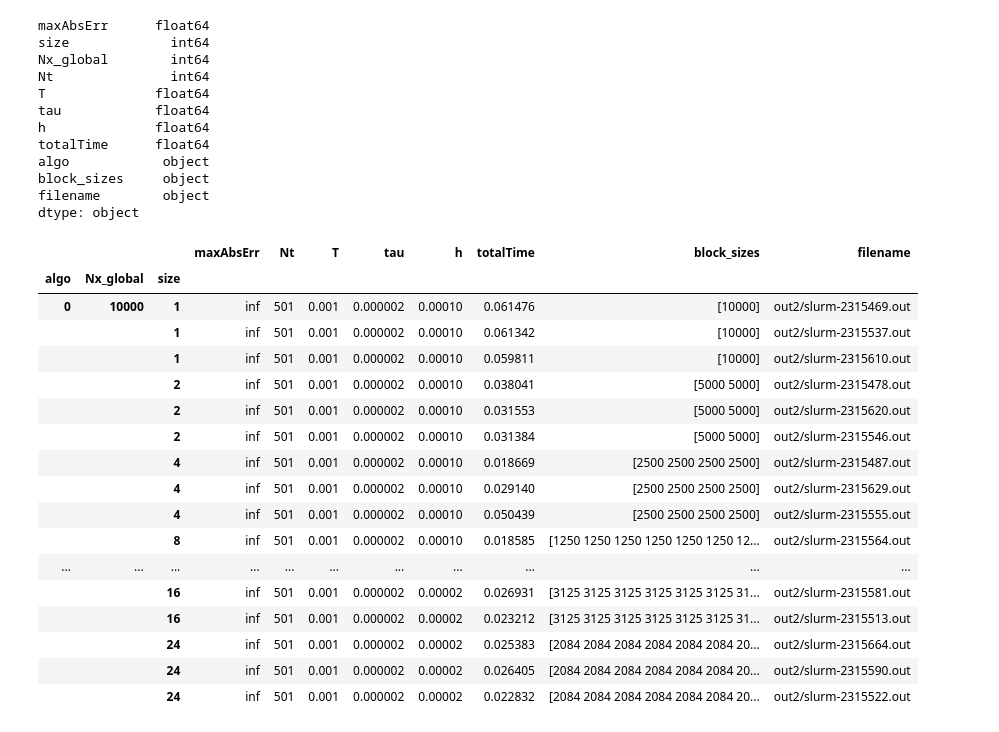
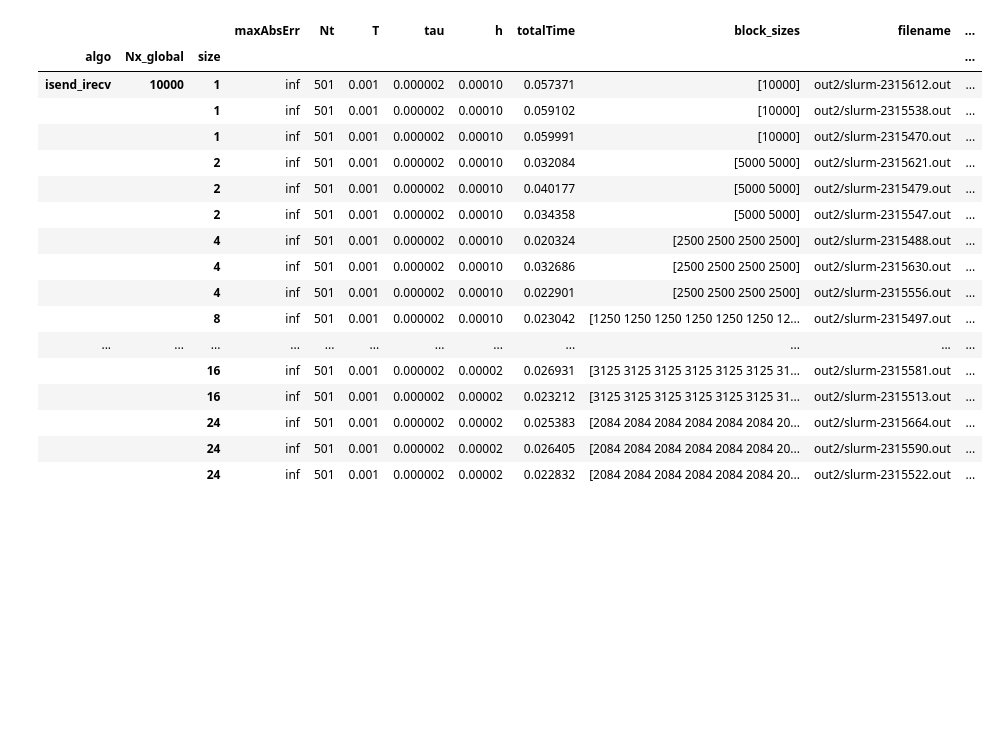
Before and after one commit to abelhse/hpc_hw3, a Jupyter notebook: task2.ipynb, the cells around one changed output. Saved outputs shown, nothing was run; the diff lists cells and outputs as text; code cells hidden in the pictures; blank space fills up the shorter version.

```diff
--- a/task2.ipynb
+++ b/task2.ipynb
@@ -35,53 +35,49 @@ import pandas as pd
 # %%
 df = pd.DataFrame(res)
 assert np.all(df.Nx_global.astype(int) == df.block_sizes.apply(lambda x: np.sum(x)))
 df = df.astype({
     'maxAbsErr': 'float',
     'size': 'int',
     'Nx_global': 'int',
     'Nt': 'int',
     'T': 'float',
     'tau': 'float',
     'h': 'float',
     'totalTime': 'float',
     'algo': 'str',
     'filename': 'str',
     'block_sizes': 'str'
 })
-display(df.dtypes)
+df['algo'] = df['algo'].astype('str').map({
+    '0': 'isend_irecv_1',
+    '1': 'isend_irecv',
+    '2': 'sendrecv',
+})
+df['stable'] = df['tau'] < df['h']**2 / 1 # k == 1
+df['good_tau'] = df['h']**2 / 2
+df['good_Nt'] = (df['T'] / df['good_tau'] + 1).astype(int)
+# display(df.dtypes)
 with pd.option_context('display.max_rows', None):
     display(df.set_index(['algo', 'Nx_global', 'size']).sort_index())
 # %% [output]
-maxAbsErr      float64
-size             int64
-Nx_global        int64
-Nt               int64
-T              float64
-tau            float64
-h              float64
-totalTime      float64
-algo            object
-block_sizes     object
-filename        object
-dtype: object
-|  |  |  | maxAbsErr | Nt | T | tau | h | totalTime | block_sizes | filename |
-| algo | Nx_global | size |  |  |  |  |  |  |  |  |
-| 0 | 10000 | 1 | inf | 501 | 0.001 | 0.000002 | 0.00010 | 0.061476 | [10000] | out2/slurm-2315469.out |
-|  |  | 1 | inf | 501 | 0.001 | 0.000002 | 0.00010 | 0.061342 | [10000] | out2/slurm-2315537.out |
-|  |  | 1 | inf | 501 | 0.001 | 0.000002 | 0.00010 | 0.059811 | [10000] | out2/slurm-2315610.out |
-|  |  | 2 | inf | 501 | 0.001 | 0.000002 | 0.00010 | 0.038041 | [5000 5000] | out2/slurm-2315478.out |
-|  |  | 2 | inf | 501 | 0.001 | 0.000002 | 0.00010 | 0.031553 | [5000 5000] | out2/slurm-2315620.out |
-|  |  | 2 | inf | 501 | 0.001 | 0.000002 | 0.00010 | 0.031384 | [5000 5000] | out2/slurm-2315546.out |
-|  |  | 4 | inf | 501 | 0.001 | 0.000002 | 0.00010 | 0.018669 | [2500 2500 2500 2500] | out2/slurm-2315487.out |
-|  |  | 4 | inf | 501 | 0.001 | 0.000002 | 0.00010 | 0.029140 | [2500 2500 2500 2500] | out2/slurm-2315629.out |
-|  |  | 4 | inf | 501 | 0.001 | 0.000002 | 0.00010 | 0.050439 | [2500 2500 2500 2500] | out2/slurm-2315555.out |
-|  |  | 8 | inf | 501 | 0.001 | 0.000002 | 0.00010 | 0.018585 | [1250 1250 1250 1250 1250 1250 12... | out2/slurm-2315564.out |
-| ... | ... | ... | ... | ... | ... | ... | ... | ... | ... | ... |
-|  |  | 16 | inf | 501 | 0.001 | 0.000002 | 0.00002 | 0.026931 | [3125 3125 3125 3125 3125 3125 31... | out2/slurm-2315581.out |
-|  |  | 16 | inf | 501 | 0.001 | 0.000002 | 0.00002 | 0.023212 | [3125 3125 3125 3125 3125 3125 31... | out2/slurm-2315513.out |
-|  |  | 24 | inf | 501 | 0.001 | 0.000002 | 0.00002 | 0.025383 | [2084 2084 2084 2084 2084 2084 20... | out2/slurm-2315664.out |
-|  |  | 24 | inf | 501 | 0.001 | 0.000002 | 0.00002 | 0.026405 | [2084 2084 2084 2084 2084 2084 20... | out2/slurm-2315590.out |
-|  |  | 24 | inf | 501 | 0.001 | 0.000002 | 0.00002 | 0.022832 | [2084 2084 2084 2084 2084 2084 20... | out2/slurm-2315522.out |
+|  |  |  | maxAbsErr | Nt | T | tau | h | totalTime | block_sizes | filename | ... |
+| algo | Nx_global | size |  |  |  |  |  |  |  |  | ... |
+| isend_irecv | 10000 | 1 | inf | 501 | 0.001 | 0.000002 | 0.00010 | 0.057371 | [10000] | out2/slurm-2315612.out | ... |
+|  |  | 1 | inf | 501 | 0.001 | 0.000002 | 0.00010 | 0.059102 | [10000] | out2/slurm-2315538.out | ... |
+|  |  | 1 | inf | 501 | 0.001 | 0.000002 | 0.00010 | 0.059991 | [10000] | out2/slurm-2315470.out | ... |
+|  |  | 2 | inf | 501 | 0.001 | 0.000002 | 0.00010 | 0.032084 | [5000 5000] | out2/slurm-2315621.out | ... |
+|  |  | 2 | inf | 501 | 0.001 | 0.000002 | 0.00010 | 0.040177 | [5000 5000] | out2/slurm-2315479.out | ... |
+|  |  | 2 | inf | 501 | 0.001 | 0.000002 | 0.00010 | 0.034358 | [5000 5000] | out2/slurm-2315547.out | ... |
+|  |  | 4 | inf | 501 | 0.001 | 0.000002 | 0.00010 | 0.020324 | [2500 2500 2500 2500] | out2/slurm-2315488.out | ... |
+|  |  | 4 | inf | 501 | 0.001 | 0.000002 | 0.00010 | 0.032686 | [2500 2500 2500 2500] | out2/slurm-2315630.out | ... |
+|  |  | 4 | inf | 501 | 0.001 | 0.000002 | 0.00010 | 0.022901 | [2500 2500 2500 2500] | out2/slurm-2315556.out | ... |
+|  |  | 8 | inf | 501 | 0.001 | 0.000002 | 0.00010 | 0.023042 | [1250 1250 1250 1250 1250 1250 12... | out2/slurm-2315497.out | ... |
+| ... | ... | ... | ... | ... | ... | ... | ... | ... | ... | ... | ... |
+|  |  | 16 | inf | 501 | 0.001 | 0.000002 | 0.00002 | 0.026931 | [3125 3125 3125 3125 3125 3125 31... | out2/slurm-2315581.out | ... |
+|  |  | 16 | inf | 501 | 0.001 | 0.000002 | 0.00002 | 0.023212 | [3125 3125 3125 3125 3125 3125 31... | out2/slurm-2315513.out | ... |
+|  |  | 24 | inf | 501 | 0.001 | 0.000002 | 0.00002 | 0.025383 | [2084 2084 2084 2084 2084 2084 20... | out2/slurm-2315664.out | ... |
+|  |  | 24 | inf | 501 | 0.001 | 0.000002 | 0.00002 | 0.026405 | [2084 2084 2084 2084 2084 2084 20... | out2/slurm-2315590.out | ... |
+|  |  | 24 | inf | 501 | 0.001 | 0.000002 | 0.00002 | 0.022832 | [2084 2084 2084 2084 2084 2084 20... | out2/slurm-2315522.out | ... |
 # %%
 %config InlineBackend.figure_formats = ['svg']
 # %%
```
Also changed, not shown: 2 other files.
